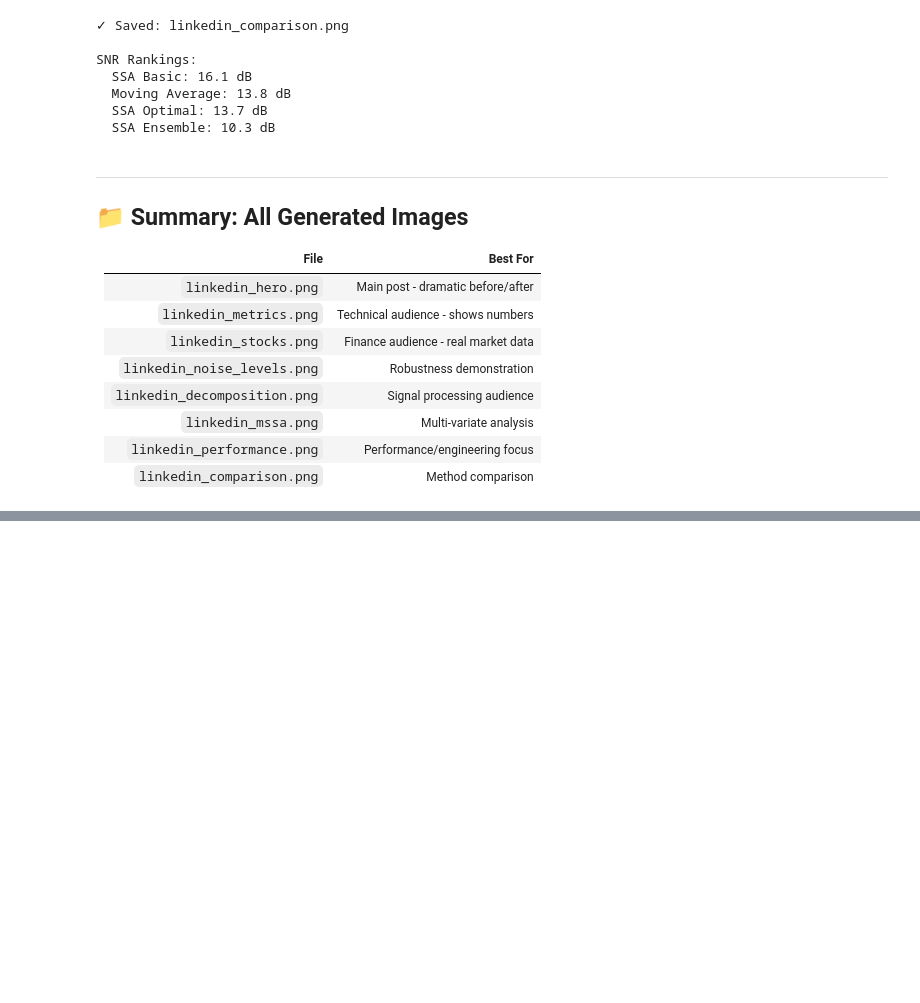
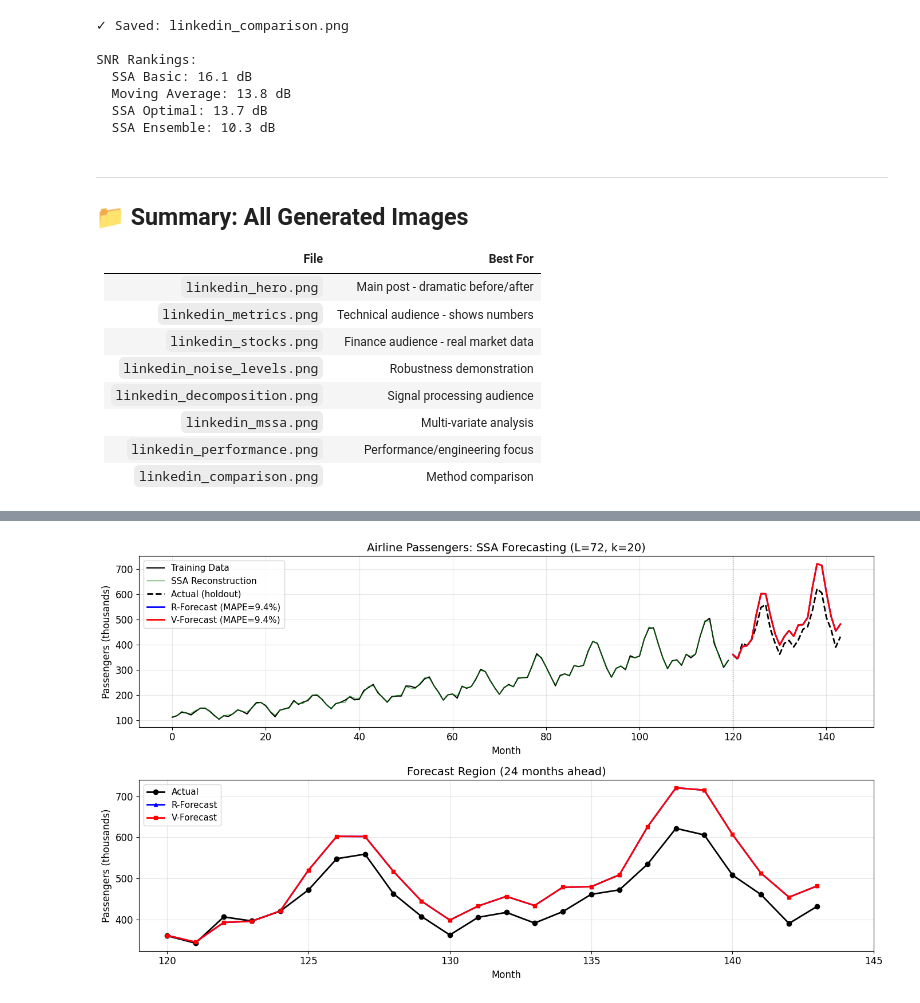
Before and after one commit to Tugbars/Singular-Spectrum-Analysis, a Jupyter notebook: MKL/py/ssa_linkedin_showcase.ipynb, the cells around one changed output, grey strips where cells are left out. Cells and saved outputs as stored; diff of their text form; code cells hidden in the pictures; blank space fills up the shorter version.

```diff
--- a/MKL/py/ssa_linkedin_showcase.ipynb
+++ b/MKL/py/ssa_linkedin_showcase.ipynb
@@ -612,0 +737,84 @@ Generated files:
+# %%
+from ssa_wrapper import SSA
+
+# Airline passengers data (1949-1960, monthly)
+passengers = np.array([
+    112, 118, 132, 129, 121, 135, 148, 148, 136, 119, 104, 118,
+    115, 126, 141, 135, 125, 149, 170, 170, 158, 133, 114, 140,
+    145, 150, 178, 163, 172, 178, 199, 199, 184, 162, 146, 166,
+    171, 180, 193, 181, 183, 218, 230, 242, 209, 191, 172, 194,
+    196, 196, 236, 235, 229, 243, 264, 272, 237, 211, 180, 201,
+    204, 188, 235, 227, 234, 264, 302, 293, 259, 229, 203, 229,
+    242, 233, 267, 269, 270, 315, 364, 347, 312, 274, 237, 278,
+    284, 277, 317, 313, 318, 374, 413, 405, 355, 306, 271, 306,
+    315, 301, 356, 348, 355, 422, 465, 467, 404, 347, 305, 336,
+    340, 318, 362, 348, 363, 435, 491, 505, 404, 359, 310, 337,
+    360, 342, 406, 396, 420, 472, 548, 559, 463, 407, 362, 405,
+    417, 391, 419, 461, 472, 535, 622, 606, 508, 461, 390, 432
+], dtype=np.float64)
+
+N = len(passengers)
+n_forecast = 24  # 2 years ahead
+
+# Use last portion for validation
+train_end = N - n_forecast
+x_train = passengers[:train_end]
+x_true = passengers[train_end:]
+
+# SSA decomposition
+L = 72  # 6 years window (captures multiple seasonal cycles)
+k = 12  # trend + seasonal components
+ssa = SSA(x_train, L=L)
+ssa.decompose(k=k)
+
+# Reconstruct signal components
+group = list(range(k))
+reconstructed = ssa.reconstruct(group)
+
+# Forecast with both methods
+r_forecast = ssa.forecast(group, n_forecast)
+v_forecast = ssa.vforecast(group, n_forecast)
+
+# Compute errors
+def rmse(true, pred):
+    return np.sqrt(np.mean((true - pred)**2))
+
+def mape(true, pred):
+    return 100 * np.mean(np.abs((true - pred) / true))
+
+print(f"Airline Passengers Forecast (N={len(x_train)}, L={L}, k={k})")
+print(f"Forecast horizon: {n_forecast} months")
+print(f"\nR-Forecast: RMSE={rmse(x_true, r_forecast):.1f}, MAPE={mape(x_true, r_forecast):.1f}%")
+print(f"V-Forecast: RMSE={rmse(x_true, v_forecast):.1f}, MAPE={mape(x_true, v_forecast):.1f}%")
+
+# Plot
+fig, axes = plt.subplots(2, 1, figsize=(14, 8))
+
+# Full view
+t_train = np.arange(train_end)
+t_forecast = np.arange(train_end, N)
+
+axes[0].plot(t_train, x_train, 'k-', lw=1.5, label='Training Data')
+axes[0].plot(t_train, reconstructed, 'g-', lw=1, alpha=0.7, label='SSA Reconstruction')
+axes[0].plot(t_forecast, x_true, 'k--', lw=2, label='Actual (holdout)')
+axes[0].plot(t_forecast, r_forecast, 'b-', lw=2, label=f'R-Forecast (MAPE={mape(x_true, r_forecast):.1f}%)')
+axes[0].plot(t_forecast, v_forecast, 'r-', lw=2, label=f'V-Forecast (MAPE={mape(x_true, v_forecast):.1f}%)')
+axes[0].axvline(x=train_end, color='gray', linestyle=':', lw=1)
+axes[0].set_title(f'Airline Passengers: SSA Forecasting (L={L}, k={k})')
+axes[0].legend(loc='upper left')
+axes[0].set_ylabel('Passengers (thousands)')
+axes[0].set_xlabel('Month')
+
+# Zoomed forecast region
+axes[1].plot(t_forecast, x_true, 'ko-', lw=2, markersize=6, label='Actual')
+axes[1].plot(t_forecast, r_forecast, 'b^-', lw=2, markersize=5, label=f'R-Forecast')
+axes[1].plot(t_forecast, v_forecast, 'rs-', lw=2, markersize=5, label=f'V-Forecast')
+axes[1].set_title('Forecast Region (24 months ahead)')
+axes[1].legend(loc='upper left')
+axes[1].set_ylabel('Passengers (thousands)')
+axes[1].set_xlabel('Month')
+axes[1].set_xlim(train_end - 1, N + 1)
+
+plt.tight_layout()
+plt.show()
+# %% [output]
@@ -612,0 +826 @@ Generated files:
+[figure, added]
```
Also changed, not shown: parts of 10 cells of this notebook, 5 other files.
